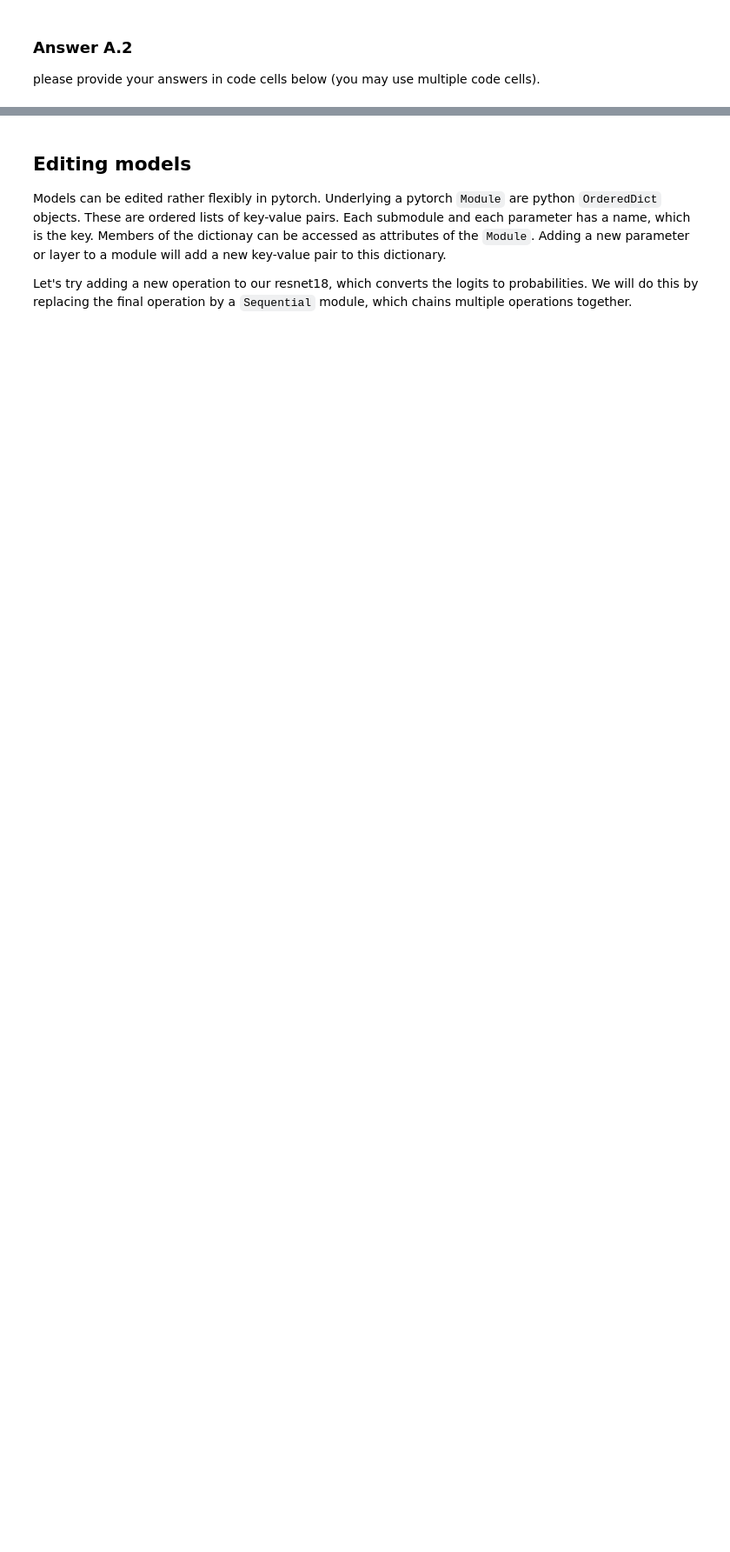
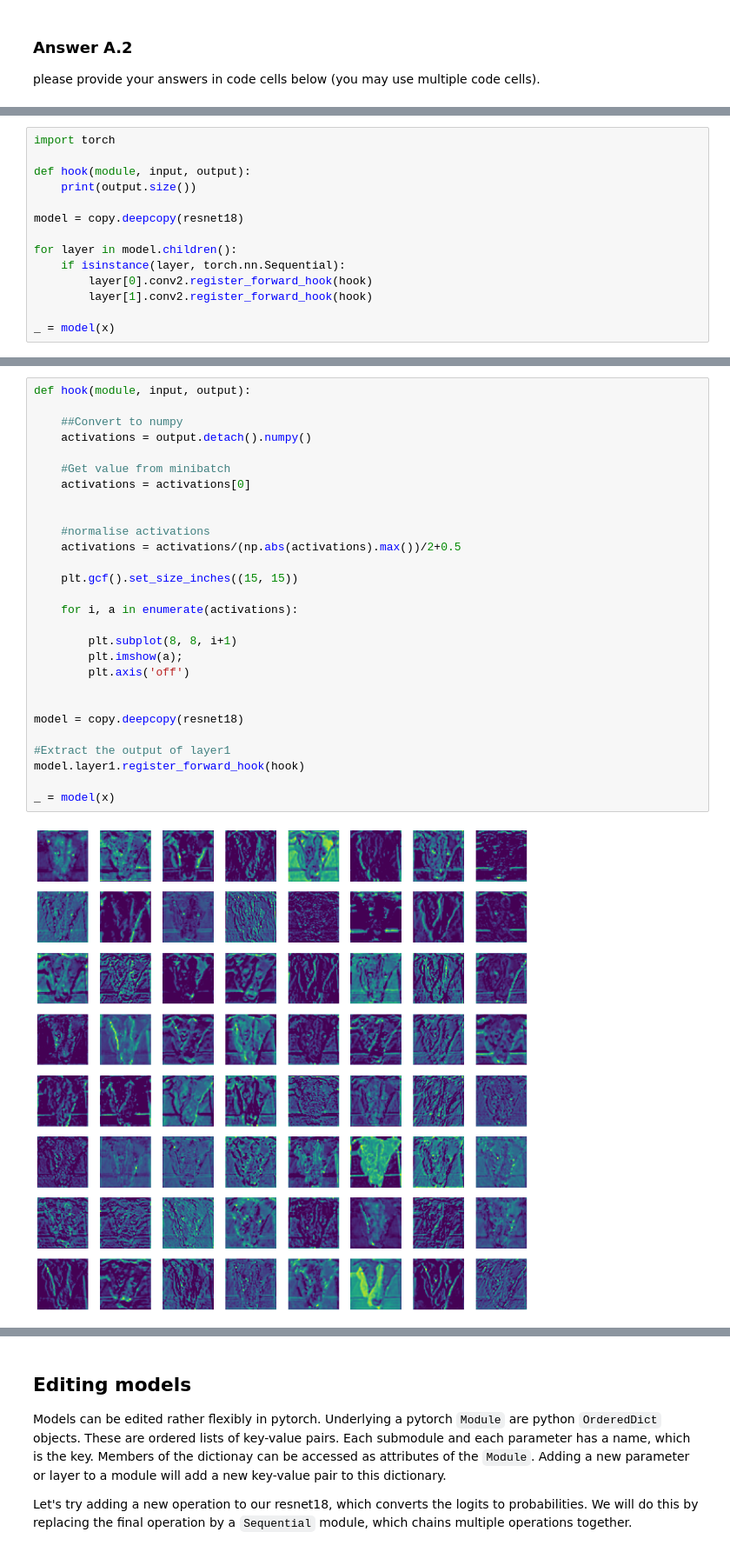
Before and after one commit to nitishbala2000/DeepNeuralNetworks, a Jupyter notebook: dnn_assignment_2.ipynb, the cells around one changed output, grey strips where cells are left out. Shown at 87% size. Drawn from its saved outputs; the diff is of its cells as text; blank space fills up the shorter version.

```diff
--- a/dnn_assignment_2.ipynb
+++ b/dnn_assignment_2.ipynb
@@ -186,0 +351,14 @@ please provide your answers in code cells below (you may use multiple code cells
+# %%
+import torch
+
+def hook(module, input, output):
+    print(output.size())
+
+model = copy.deepcopy(resnet18)
+
+for layer in model.children():
+    if isinstance(layer, torch.nn.Sequential):
+        layer[0].conv2.register_forward_hook(hook)
+        layer[1].conv2.register_forward_hook(hook)
+
+_ = model(x)
@@ -186,0 +376,30 @@ please provide your answers in code cells below (you may use multiple code cells
+# %%
+def hook(module, input, output):
+
+    ##Convert to numpy
+    activations = output.detach().numpy()
+
+    #Get value from minibatch
+    activations = activations[0]
+
+
+    #normalise activations
+    activations = activations/(np.abs(activations).max())/2+0.5
+
+    plt.gcf().set_size_inches((15, 15))
+
+    for i, a in enumerate(activations):
+
+        plt.subplot(8, 8, i+1)
+        plt.imshow(a);
+        plt.axis('off')
+
+
+model = copy.deepcopy(resnet18)
+
+#Extract the output of layer1
+model.layer1.register_forward_hook(hook)
+
+_ = model(x)
+# %% [output]
+[figure, added]
```
Also changed, not shown: parts of 90 cells of this notebook, 1 other file.
